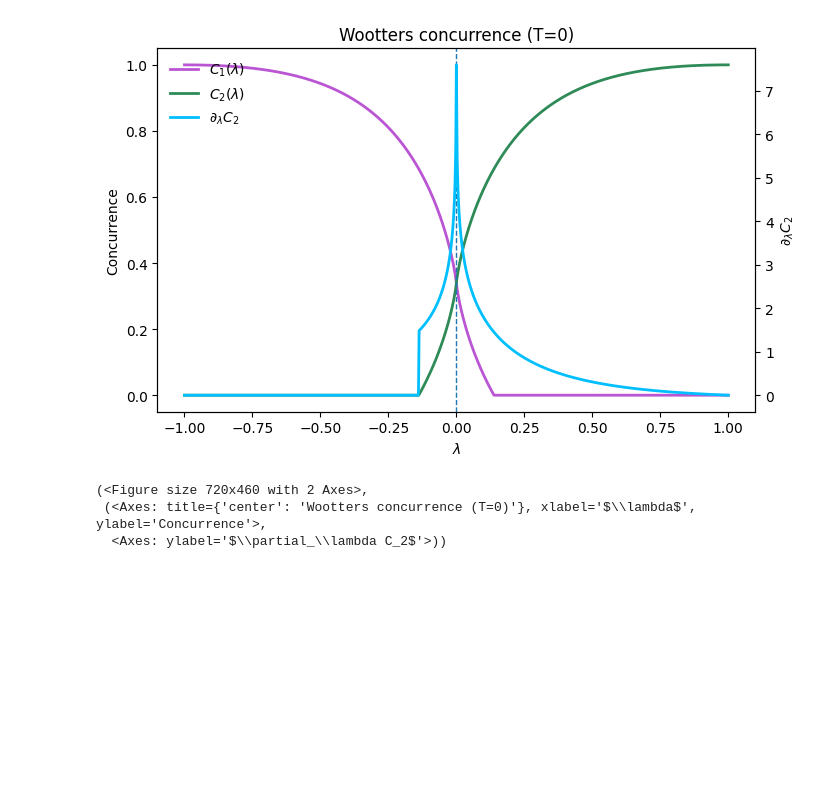
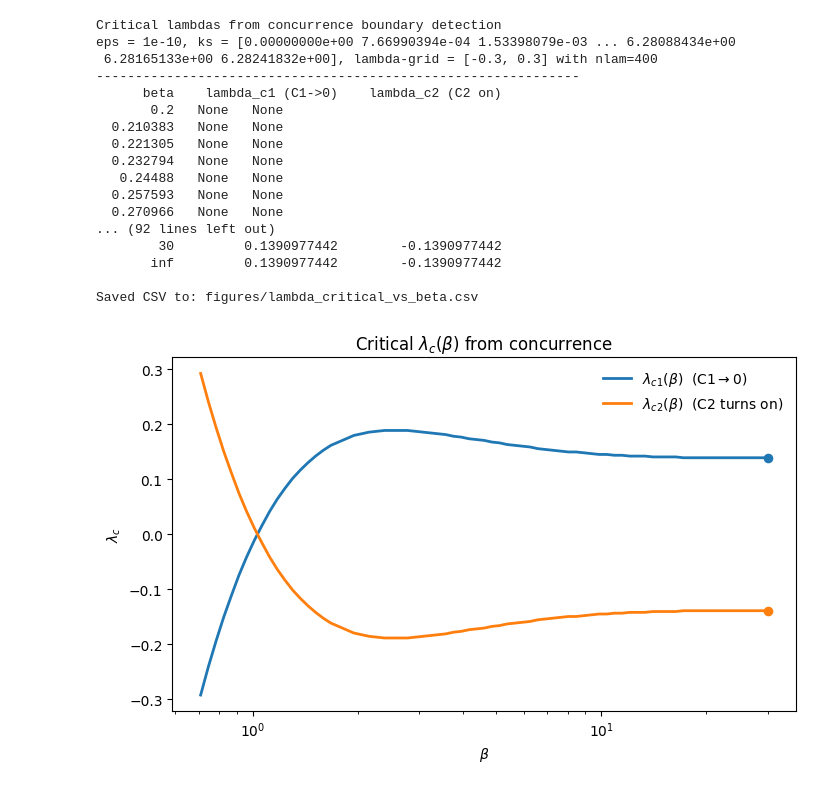
Before and after one commit to zeynepnursahinel/valorization-periodic-chain, a Jupyter notebook: periodic_chain.ipynb, the cells around one changed output. Drawn from its saved outputs; the diff is of its cells as text; code cells hidden in the pictures; blank space fills up the shorter version.

Commit message:
concurrence, average bell and entanglement phase diagrams

```diff
--- a/periodic_chain.ipynb
+++ b/periodic_chain.ipynb
@@ -292,8 +550,5 @@ make_figure_upper_occupation_overlay(lam=0.0, betas=(30, 5, 2, 1, 0.5))
 make_figure_upper_occupation_overlay_lams(beta=5.0, lams=(0.0, 0.138, 0.4, 0.8))
 # %%
 make_figure_concurrence_vs_lambda(beta=np.inf)
+make_figure_concurrence_vs_lambda(beta=30)
+make_figure_concurrence_vs_lambda(beta=2)
-# %% [output]
-[figure, removed]
-(<Figure size 720x460 with 2 Axes>,
- (<Axes: title={'center': 'Wootters concurrence (T=0)'}, xlabel='$\\lambda$', ylabel='Concurrence'>,
-  <Axes: ylabel='$\\partial_\\lambda C_2$'>))
@@ -299,0 +571,28 @@ make_figure_concurrence_vs_lambda(beta=np.inf)
+# %%
+fig, ax, (betas, lamc1, lamc2) = make_figure_lambda_critical_vs_beta(
+    eps=1e-10,
+    ks=KS,
+    savepath=f"{FIG_DIR}/fig_lambda_critical_vs_beta.pdf",
+    save_csv_path=f"{FIG_DIR}/lambda_critical_vs_beta.csv",
+    print_values=True,
+    show=True,
+)
+# %% [output]
+Critical lambdas from concurrence boundary detection
+eps = 1e-10, ks = [0.00000000e+00 7.66990394e-04 1.53398079e-03 ... 6.28088434e+00
+ 6.28165133e+00 6.28241832e+00], lambda-grid = [-0.3, 0.3] with nlam=400
+--------------------------------------------------------------
+      beta    lambda_c1 (C1->0)    lambda_c2 (C2 on)
+       0.2   None   None
+  0.210383   None   None
+  0.221305   None   None
+  0.232794   None   None
+   0.24488   None   None
+  0.257593   None   None
+  0.270966   None   None
+... (92 lines left out)
+        30         0.1390977442        -0.1390977442
+       inf         0.1390977442        -0.1390977442
+
+Saved CSV to: figures/lambda_critical_vs_beta.csv
+[figure, added]
```
Also changed, not shown: parts of 23 cells of this notebook, 23 other files.
